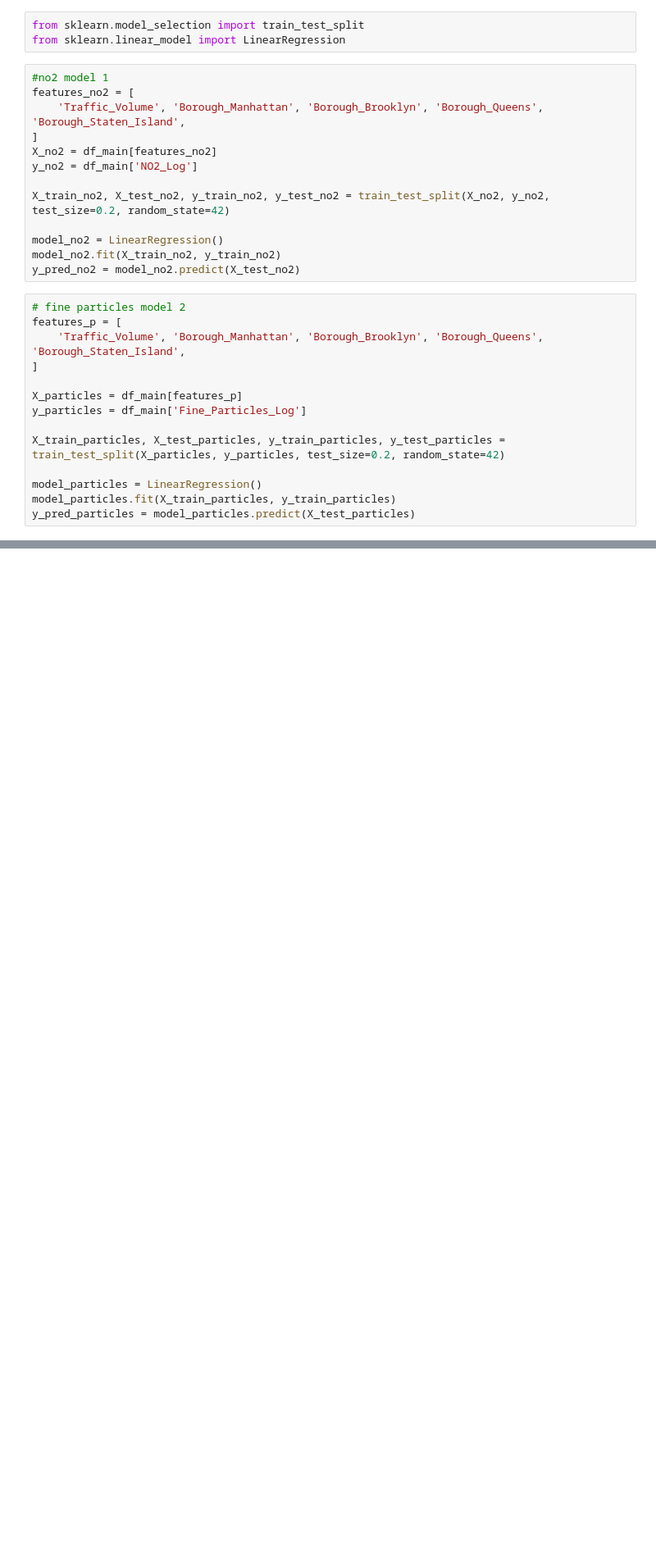
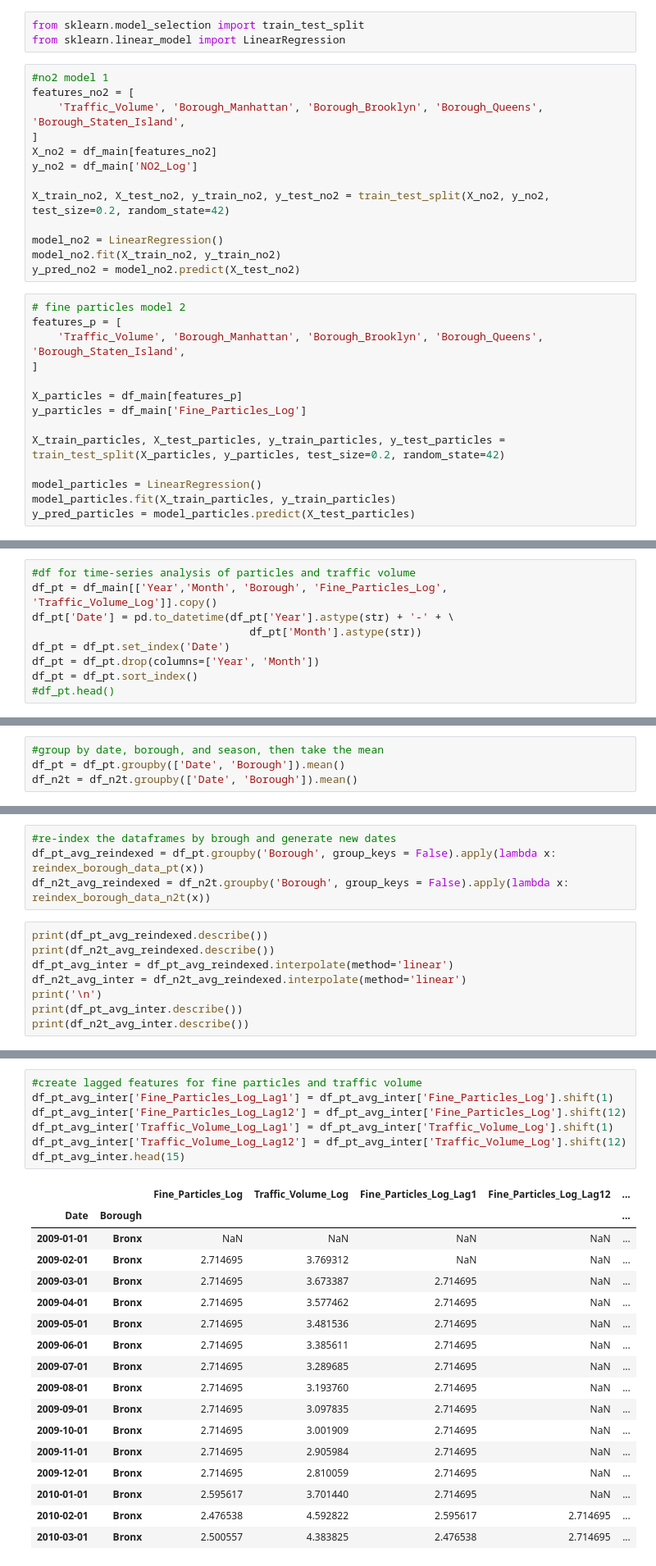
Before and after one commit to PonceEvelin/CS210_FinalProject, a Jupyter notebook: 02_analysis_and_modeling.ipynb, the cells around one changed output, grey strips where cells are left out. Shown at 82% size. Cells and saved outputs as stored; diff of their text form; blank space fills up the shorter version.

Commit message:
WIP: Prepared data for time-series analysis

```diff
--- a/02_analysis_and_modeling.ipynb
+++ b/02_analysis_and_modeling.ipynb
@@ -271,0 +305,9 @@ print(f"MAPE (high precision due to log use): {mape_particles:.6f}%")
+# %%
+#df for time-series analysis of particles and traffic volume
+df_pt = df_main[['Year','Month', 'Borough', 'Fine_Particles_Log', 'Traffic_Volume_Log']].copy()
+df_pt['Date'] = pd.to_datetime(df_pt['Year'].astype(str) + '-' + \
+                                  df_pt['Month'].astype(str))
+df_pt = df_pt.set_index('Date')
+df_pt = df_pt.drop(columns=['Year', 'Month'])
+df_pt = df_pt.sort_index()
+#df_pt.head()
@@ -271,0 +322,4 @@ print(f"MAPE (high precision due to log use): {mape_particles:.6f}%")
+# %%
+#group by date, borough, and season, then take the mean
+df_pt = df_pt.groupby(['Date', 'Borough']).mean()
+df_n2t = df_n2t.groupby(['Date', 'Borough']).mean()
@@ -271,0 +362,12 @@ print(f"MAPE (high precision due to log use): {mape_particles:.6f}%")
+# %%
+#re-index the dataframes by brough and generate new dates
+df_pt_avg_reindexed = df_pt.groupby('Borough', group_keys = False).apply(lambda x: reindex_borough_data_pt(x))
+df_n2t_avg_reindexed = df_n2t.groupby('Borough', group_keys = False).apply(lambda x: reindex_borough_data_n2t(x))
+# %%
+print(df_pt_avg_reindexed.describe())
+print(df_n2t_avg_reindexed.describe())
+df_pt_avg_inter = df_pt_avg_reindexed.interpolate(method='linear')
+df_n2t_avg_inter = df_n2t_avg_reindexed.interpolate(method='linear')
+print('\n')
+print(df_pt_avg_inter.describe())
+print(df_n2t_avg_inter.describe())
@@ -271,0 +392,25 @@ print(f"MAPE (high precision due to log use): {mape_particles:.6f}%")
+# %%
+#create lagged features for fine particles and traffic volume
+df_pt_avg_inter['Fine_Particles_Log_Lag1'] = df_pt_avg_inter['Fine_Particles_Log'].shift(1)
+df_pt_avg_inter['Fine_Particles_Log_Lag12'] = df_pt_avg_inter['Fine_Particles_Log'].shift(12)
+df_pt_avg_inter['Traffic_Volume_Log_Lag1'] = df_pt_avg_inter['Traffic_Volume_Log'].shift(1)
+df_pt_avg_inter['Traffic_Volume_Log_Lag12'] = df_pt_avg_inter['Traffic_Volume_Log'].shift(12)
+df_pt_avg_inter.head(15)
+# %% [output]
+|  |  | Fine_Particles_Log | Traffic_Volume_Log | Fine_Particles_Log_Lag1 | Fine_Particles_Log_Lag12 | ... |
+| Date | Borough |  |  |  |  | ... |
+| 2009-01-01 | Bronx | NaN | NaN | NaN | NaN | ... |
+| 2009-02-01 | Bronx | 2.714695 | 3.769312 | NaN | NaN | ... |
+| 2009-03-01 | Bronx | 2.714695 | 3.673387 | 2.714695 | NaN | ... |
+| 2009-04-01 | Bronx | 2.714695 | 3.577462 | 2.714695 | NaN | ... |
+| 2009-05-01 | Bronx | 2.714695 | 3.481536 | 2.714695 | NaN | ... |
+| 2009-06-01 | Bronx | 2.714695 | 3.385611 | 2.714695 | NaN | ... |
+| 2009-07-01 | Bronx | 2.714695 | 3.289685 | 2.714695 | NaN | ... |
+| 2009-08-01 | Bronx | 2.714695 | 3.193760 | 2.714695 | NaN | ... |
+| 2009-09-01 | Bronx | 2.714695 | 3.097835 | 2.714695 | NaN | ... |
+| 2009-10-01 | Bronx | 2.714695 | 3.001909 | 2.714695 | NaN | ... |
+| 2009-11-01 | Bronx | 2.714695 | 2.905984 | 2.714695 | NaN | ... |
+| 2009-12-01 | Bronx | 2.714695 | 2.810059 | 2.714695 | NaN | ... |
+| 2010-01-01 | Bronx | 2.595617 | 3.701440 | 2.714695 | NaN | ... |
+| 2010-02-01 | Bronx | 2.476538 | 4.592822 | 2.595617 | 2.714695 | ... |
+| 2010-03-01 | Bronx | 2.500557 | 4.383825 | 2.476538 | 2.714695 | ... |
```
Also changed, not shown: parts of 12 cells of this notebook, 6 other files.
